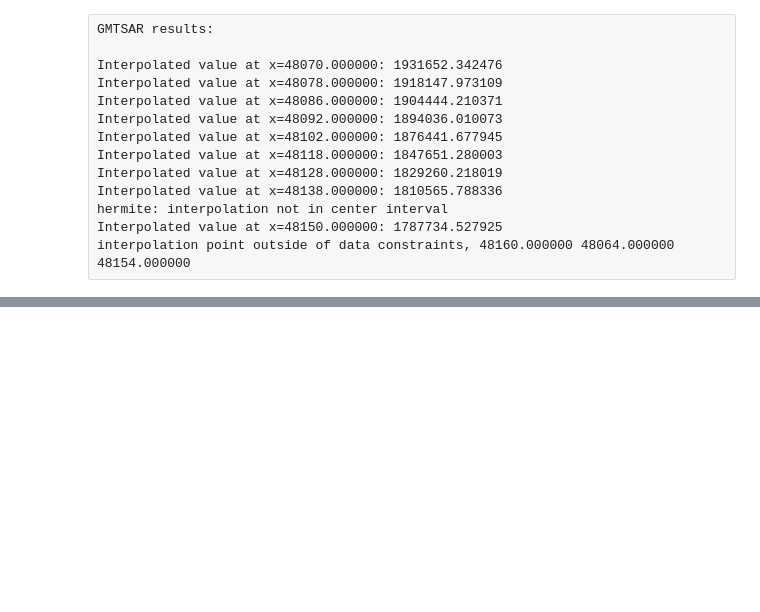
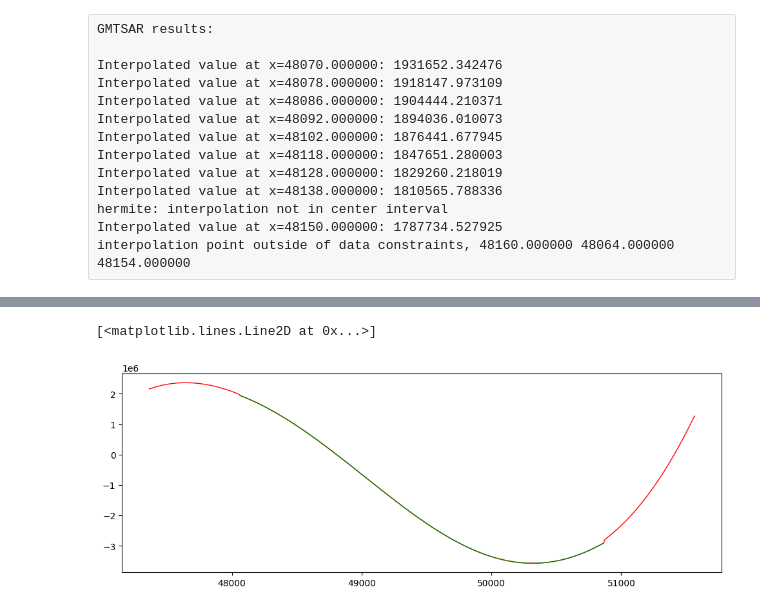
Before and after one commit to AlexeyPechnikov/pygmtsar, a Jupyter notebook: todo/orbit/read_orb_hermite.ipynb, the cells around one changed output, grey strips where cells are left out. Saved outputs shown, nothing was run; the diff lists cells and outputs as text; code cells hidden in the pictures; blank space fills up the shorter version.

Commit message:
Add test case for GMTSAR extend_orbit tool

```diff
--- a/todo/orbit/read_orb_hermite.ipynb
+++ b/todo/orbit/read_orb_hermite.ipynb
@@ -139,0 +145,3 @@ interpolation point outside of data constraints, 48160.000000 48064.000000 48154
+# %%
+orb = read_orb('S1_20150521_ALL_F1.LED')
+orb_extend = read_orb('S1_20150521_ALL_F1.extend.LED')
@@ -139,0 +164,7 @@ interpolation point outside of data constraints, 48160.000000 48064.000000 48154
+# %%
+plt.figure(figsize=(12,4))
+plt.plot(orb_extend.isec, orb_extend.px, c='red', lw=1)
+plt.plot(orb.isec, orb.px, c='green', lw=1)
+# %% [output]
+[<matplotlib.lines.Line2D at 0x...>]
+[figure, added]
```
Also changed, not shown: parts of 9 cells of this notebook, 1 other file.
